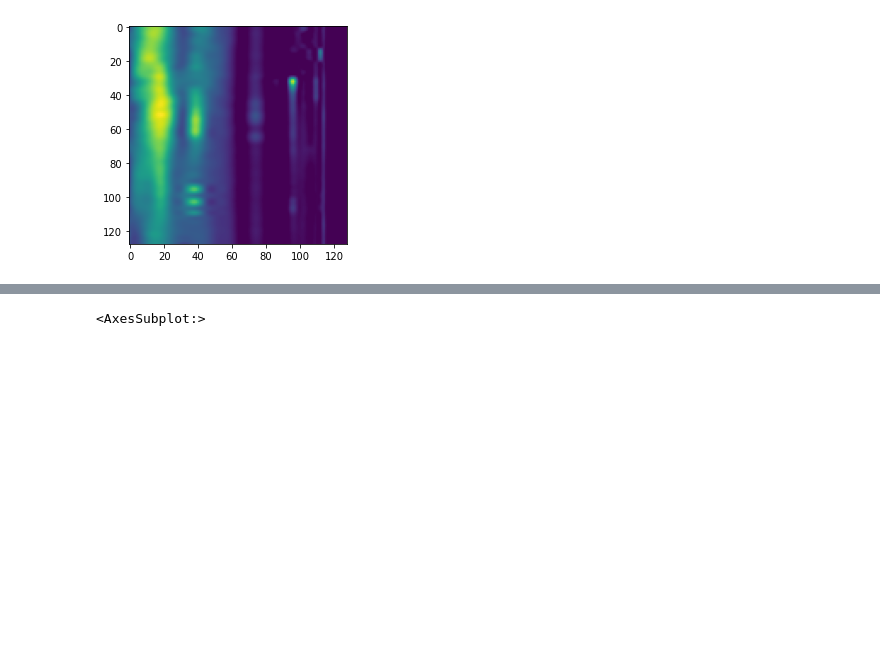
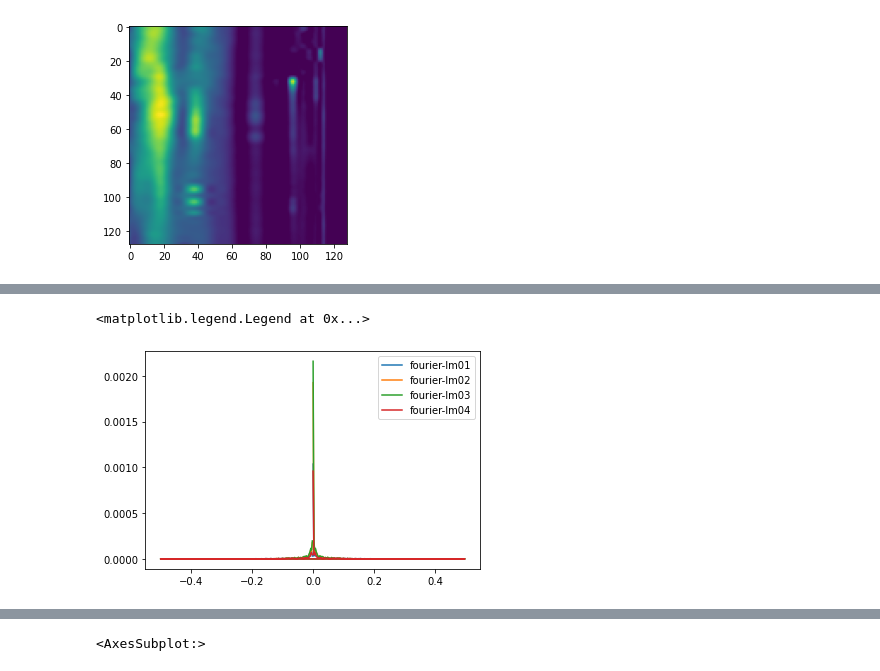
Before and after one commit to ZINZINBIN/Bayesian-Disruption-Prediction, a Jupyter notebook: analysis_dataset.ipynb, the cells around one changed output, grey strips where cells are left out. Cells and saved outputs as stored; diff of their text form; code cells hidden in the pictures; blank space fills up the shorter version.

```diff
--- a/analysis_dataset.ipynb
+++ b/analysis_dataset.ipynb
@@ -208,0 +234,15 @@ plt.imshow(te_profile[0:128,:])
+# %%
+freq_lm = np.fft.fftfreq(len(time_x))
+lm01_f = abs(np.fft.fft(lm01) / len(lm01))
+lm02_f = abs(np.fft.fft(lm02) / len(lm02))
+lm03_f = abs(np.fft.fft(lm03) / len(lm03))
+lm04_f = abs(np.fft.fft(lm04) / len(lm04))
+
+plt.plot(freq_lm, lm01_f, label = 'fourier-lm01')
+plt.plot(freq_lm, lm02_f, label = 'fourier-lm02')
+plt.plot(freq_lm, lm03_f, label = 'fourier-lm03')
+plt.plot(freq_lm, lm04_f, label = 'fourier-lm04')
+plt.legend()
+# %% [output]
+<matplotlib.legend.Legend at 0x...>
+[figure, added]
```
Also changed, not shown: parts of 7 cells of this notebook, 1 other file.
